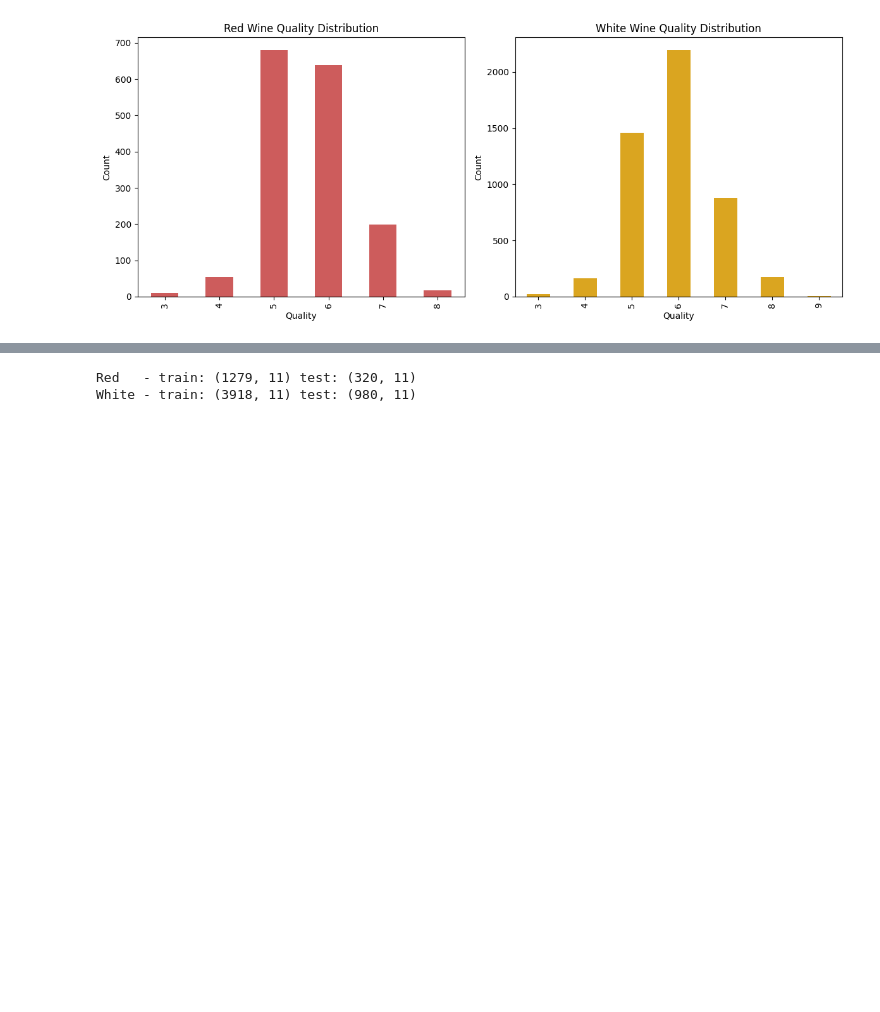
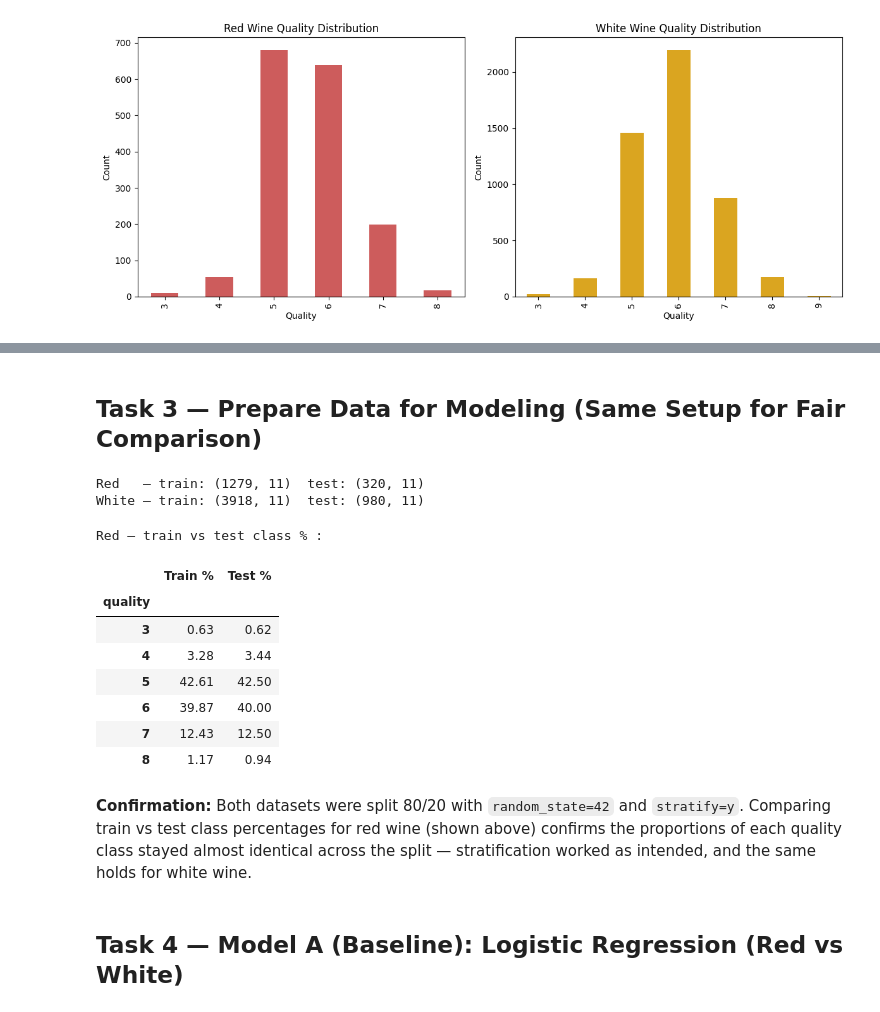
Before and after one commit to manidixit16/aimlassignment, a Jupyter notebook: Wine_Quality_Comparative_Study_Mani_PGDSAI3.ipynb, the cells around one changed output, grey strips where cells are left out. Saved outputs shown, nothing was run; the diff lists cells and outputs as text; code cells hidden in the pictures; blank space fills up the shorter version.

```diff
--- a/Wine_Quality_Comparative_Study_Mani_PGDSAI3.ipynb
+++ b/Wine_Quality_Comparative_Study_Mani_PGDSAI3.ipynb
@@ -115,3 +202,5 @@ Red wine - summary statistics:
+# %% [markdown]
+## Task 3 — Prepare Data for Modeling (Same Setup for Fair Comparison)
 # %%
 def prepare_data(df):
     X = df.drop(columns=['quality'])
@@ -124,8 +213,31 @@ def prepare_data(df):
 Xr_train, Xr_test, yr_train, yr_test = prepare_data(red)
 Xw_train, Xw_test, yw_train, yw_test = prepare_data(white)
 
-print("Red   - train:", Xr_train.shape, "test:", Xr_test.shape)
-print("White - train:", Xw_train.shape, "test:", Xw_test.shape)
+print("Red   — train:", Xr_train.shape, " test:", Xr_test.shape)
+print("White — train:", Xw_train.shape, " test:", Xw_test.shape)
 # %% [output]
-Red   - train: (1279, 11) test: (320, 11)
-White - train: (3918, 11) test: (980, 11)
+Red   — train: (1279, 11)  test: (320, 11)
+White — train: (3918, 11)  test: (980, 11)
+# %%
+# Confirm stratification preserved similar class distribution
+red_train_pct = (yr_train.value_counts(normalize=True).sort_index() * 100).round(2)
+red_test_pct = (yr_test.value_counts(normalize=True).sort_index() * 100).round(2)
+print("Red — train vs test class % :")
+display(pd.DataFrame({'Train %': red_train_pct, 'Test %': red_test_pct}))
+# %% [output]
+Red — train vs test class % :
+|  | Train % | Test % |
+| quality |  |  |
+| 3 | 0.63 | 0.62 |
+| 4 | 3.28 | 3.44 |
+| 5 | 42.61 | 42.50 |
+| 6 | 39.87 | 40.00 |
+| 7 | 12.43 | 12.50 |
+| 8 | 1.17 | 0.94 |
+# %% [markdown]
+**Confirmation:** Both datasets were split 80/20 with `random_state=42` and `stratify=y`.
+Comparing train vs test class percentages for red wine (shown above) confirms the
+proportions of each quality class stayed almost identical across the split — stratification
+worked as intended, and the same holds for white wine.
+# %% [markdown]
+## Task 4 — Model A (Baseline): Logistic Regression (Red vs White)
```
Also changed, not shown: parts of 36 cells of this notebook, 1 other file.
